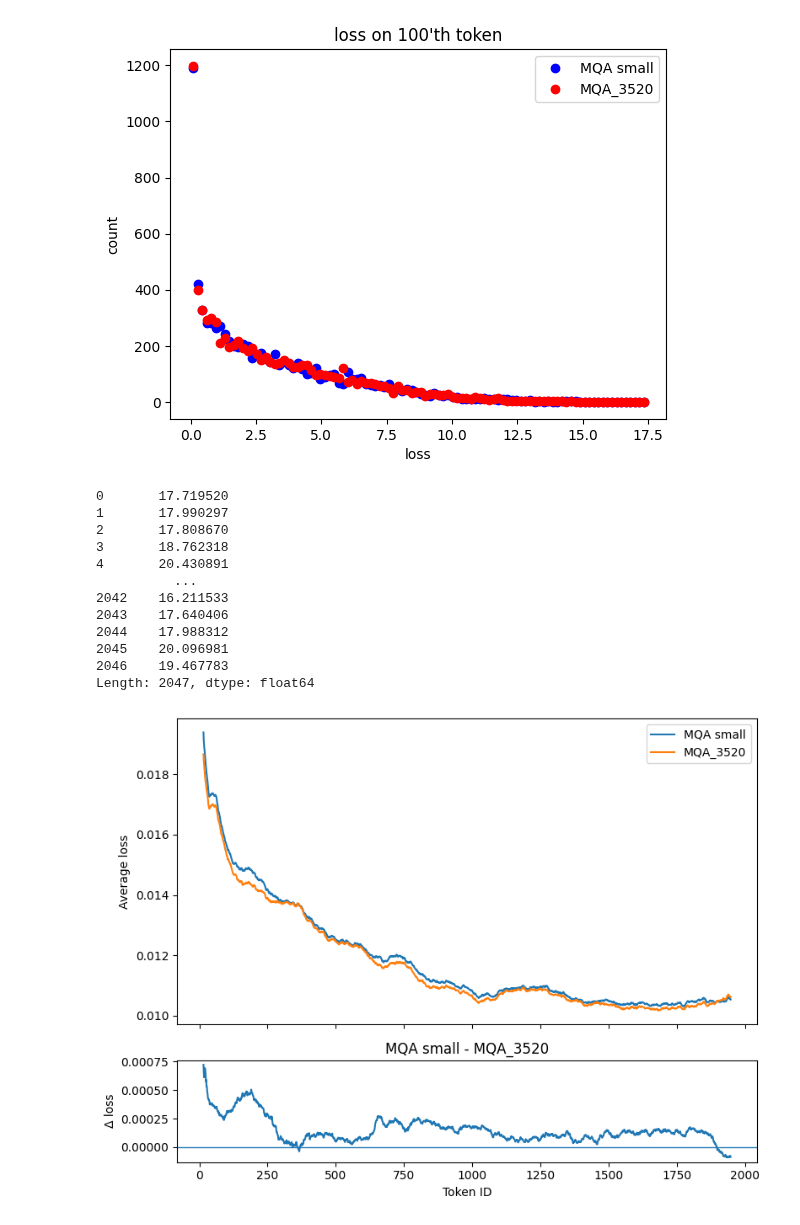
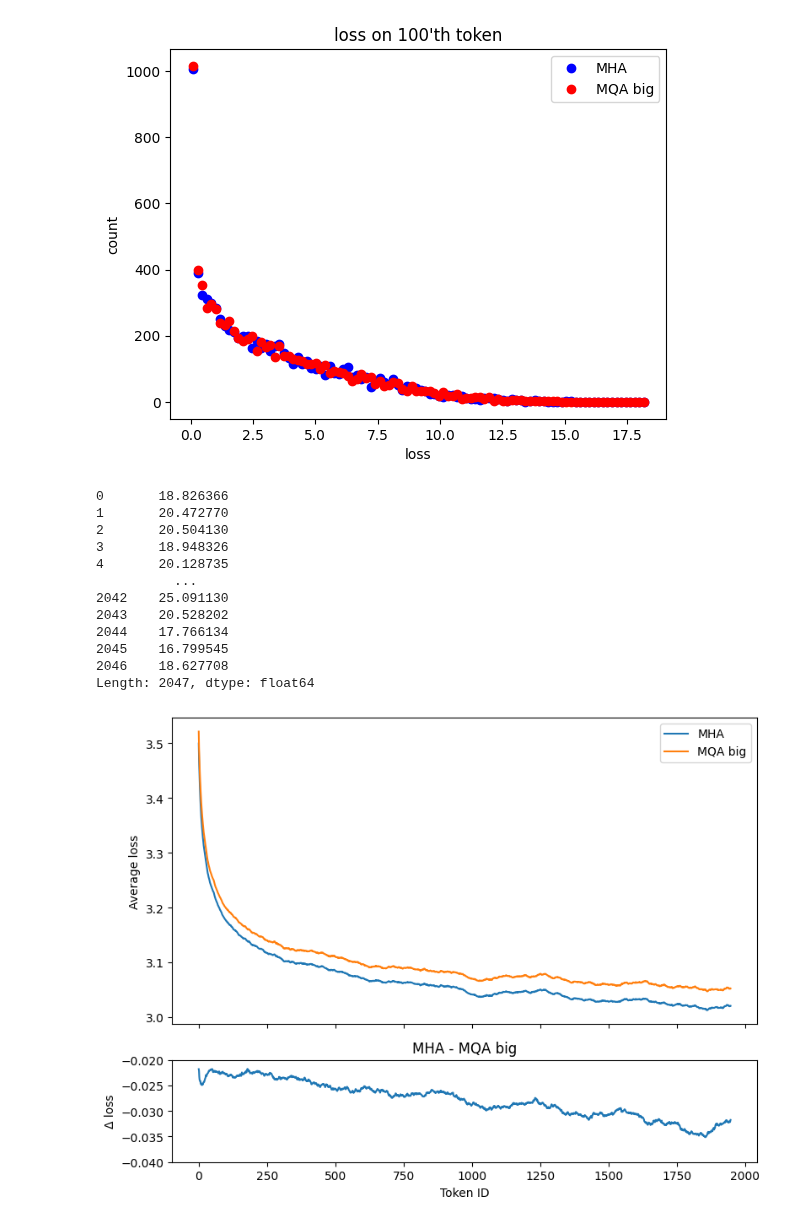
Before and after one commit to llm-random/nano, a Jupyter notebook: jupyter_notebooks/ctx_scl_dataexp.ipynb, the cells around one changed output. Cells and saved outputs as stored; diff of their text form; code cells hidden in the pictures.

```diff
--- a/jupyter_notebooks/ctx_scl_dataexp.ipynb
+++ b/jupyter_notebooks/ctx_scl_dataexp.ipynb
@@ -1,10 +1,10 @@
 # %%
 import pandas as pd
 # %%
-MHA_PATH = "MQA_loss_k16_42B.csv"
-MQA_PATH = "MQA_3520_loss_k16_42B.csv"
-label1 = "MQA small"
-label2 = "MQA_3520"
+MHA_PATH = "../MHA_fwe.csv"
+MQA_PATH = "../MQA_3520_fwe.csv"
+label1 = "MHA"
+label2 = "MQA big"
 df_mha = pd.read_csv(MHA_PATH)
 df_mqa = pd.read_csv(MQA_PATH)
 # %%
@@ -53,21 +53,21 @@ plt.title(f"loss on {token_id}'th token")
 plt.legend()
 plt.show()
 # %% [output]
-[figure, old version]
+[figure, new version]
 # %%
 df_mha.max()
 # %% [output]
-0       17.719520
-1       17.990297
-2       17.808670
-3       18.762318
-4       20.430891
+0       18.826366
+1       20.472770
+2       20.504130
+3       18.948326
+4       20.128735
           ...
-2042    16.211533
-2043    17.640406
-2044    17.988312
-2045    20.096981
-2046    19.467783
+2042    25.091130
+2043    20.528202
+2044    17.766134
+2045    16.799545
+2046    18.627708
 Length: 2047, dtype: float64
 # %%
 import numpy as np
@@ -96,6 +96,7 @@ def plot_avg_loss_vs_token_id_with_diff(
     head_trim=0,
     tail_trim=0,
     drop_outliers=0.0,
+    botlim=None
 ):
     """
     df1, df2: pandas DataFrames of shape (num_rows, seq_len)
@@ -137,19 +138,22 @@ def plot_avg_loss_vs_token_id_with_diff(
     ax_bot.plot(token_ids, diff, label=f"{label1} − {label2}")
     ax_bot.set_xlabel("Token ID")
     ax_bot.set_ylabel("Δ loss")
+    if botlim is not None:
+        ax_bot.set_ylim(botlim)
 
     plt.tight_layout()
     plt.show()
 # %%
 plot_avg_loss_vs_token_id_with_diff(
     df1=df_mha,
     df2=df_mqa,
     label1=label1,
     label2=label2,
-    head_trim=15,
+    head_trim=0,
     tail_trim=0,
     smoothing=100,
-    drop_outliers=0.9,
+    drop_outliers=0.0,
+    botlim=(-0.04, -0.02)
 )
 # %% [output]
-[figure, old version]
+[figure, new version]
```
Also changed, not shown: parts of 2 cells of this notebook, 1 other file.
